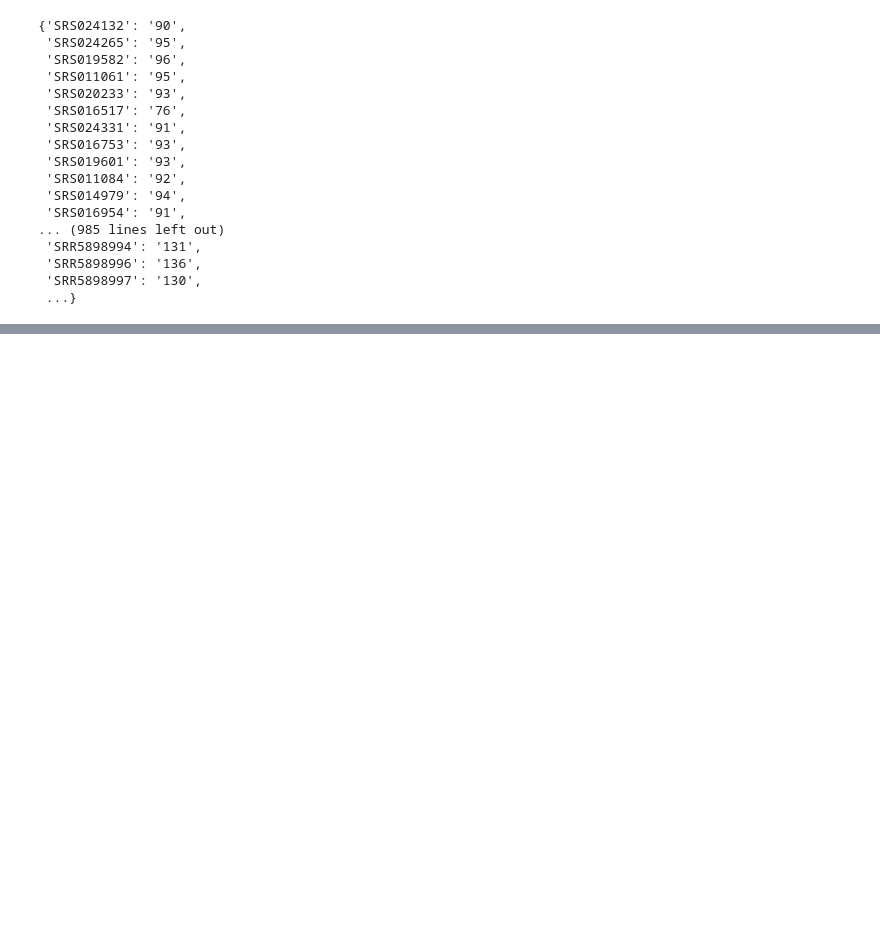
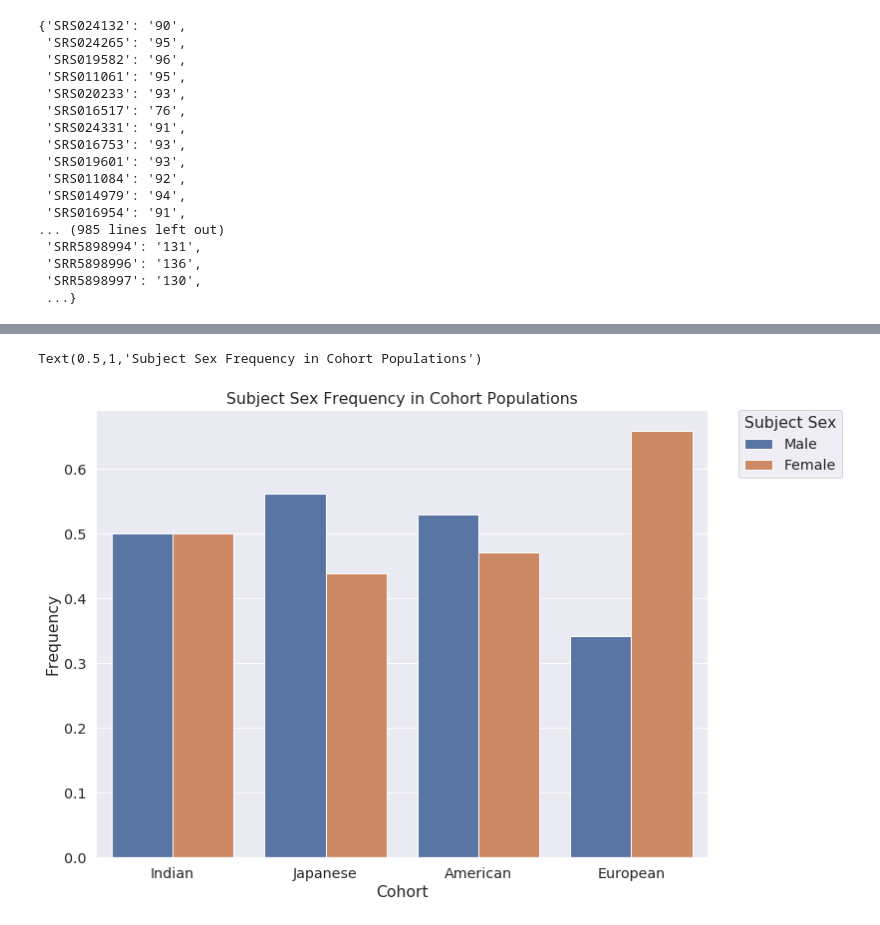
Before and after one commit to syooseph/YoosephLab, a Jupyter notebook: MicrobiomeNetworks/HealthyPopulations/PublicationMaster--CohortSampleInformation.ipynb, the cells around one changed output, grey strips where cells are left out. Cells and saved outputs as stored; diff of their text form; code cells hidden in the pictures; blank space fills up the shorter version.

```diff
--- a/MicrobiomeNetworks/HealthyPopulations/PublicationMaster--CohortSampleInformation.ipynb
+++ b/MicrobiomeNetworks/HealthyPopulations/PublicationMaster--CohortSampleInformation.ipynb
@@ -187,0 +190,4 @@ rlDictionary
+# %%
+GoodSampleNames = list(globalSpeciesAll['SampleName'])
+globalmeta = pd.read_csv("./DataFiles/CohortInformation/TotalMetaDataFile.csv")
+globalmeta
@@ -187,0 +213,13 @@ rlDictionary
+# %%
+metaDF = globalmeta.set_index("Unnamed: 0").loc[GoodSampleNames][['gender','age']].copy()
+metaDF['Cohort']=list(globalSpeciesAll['Cohort'])
+metaDF.index.name='SampleName'
+set(metaDF['gender'])
+metaDF['Gender'] = 'temp'
+for sample in metaDF.index:
+    if (str(metaDF.at[sample, 'gender'])[0].lower()) == 'f':
+        metaDF.at[sample,'Gender'] = 'Female'
+    else:
+        metaDF.at[sample,'Gender'] = 'Male'
+metaDF.drop(columns=['gender'], inplace=True)
+metaDF.head()
@@ -187,0 +234,16 @@ rlDictionary
+# %%
+tempDict = {'Cohort':[], 'Sex':[], 'Frequency':[]}
+
+for cohort in list(set(metaDF['Cohort'])):
+
+
+    tempDF = metaDF[metaDF['Cohort']==cohort].copy()
+
+    for gender in list(set(metaDF['Gender'])):
+
+        tempDict['Cohort'].append(cohort)
+        tempDict['Sex'].append(gender)
+        tempDict['Frequency'].append(len(tempDF[tempDF['Gender']==gender])/len(tempDF['Gender'].dropna()))
+
+tempDF = pd.DataFrame(data=tempDict)
+tempDF
@@ -187,0 +260,9 @@ rlDictionary
+# %%
+sns.set(font_scale=1.3)
+rcParams['figure.figsize'] = 11,8.27
+sns.barplot(x="Cohort", y='Frequency',hue="Sex", data=tempDF)
+plt.legend(bbox_to_anchor=(1.05, 1), loc=2, borderaxespad=0., title='Subject Sex')
+plt.title("Subject Sex Frequency in Cohort Populations")
+# %% [output]
+Text(0.5,1,'Subject Sex Frequency in Cohort Populations')
+[figure, added]
```
Also changed, not shown: parts of 6 cells of this notebook.
